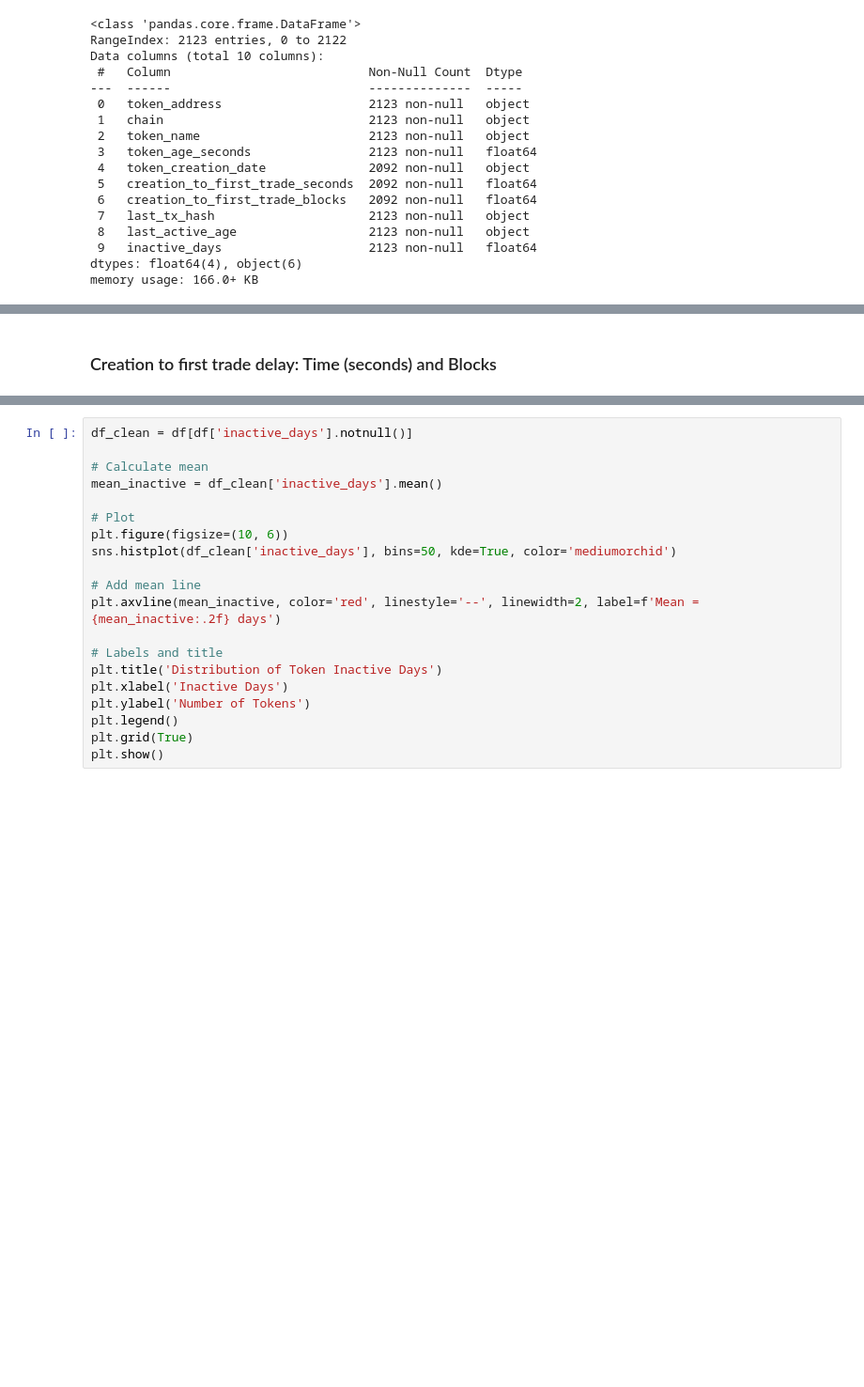
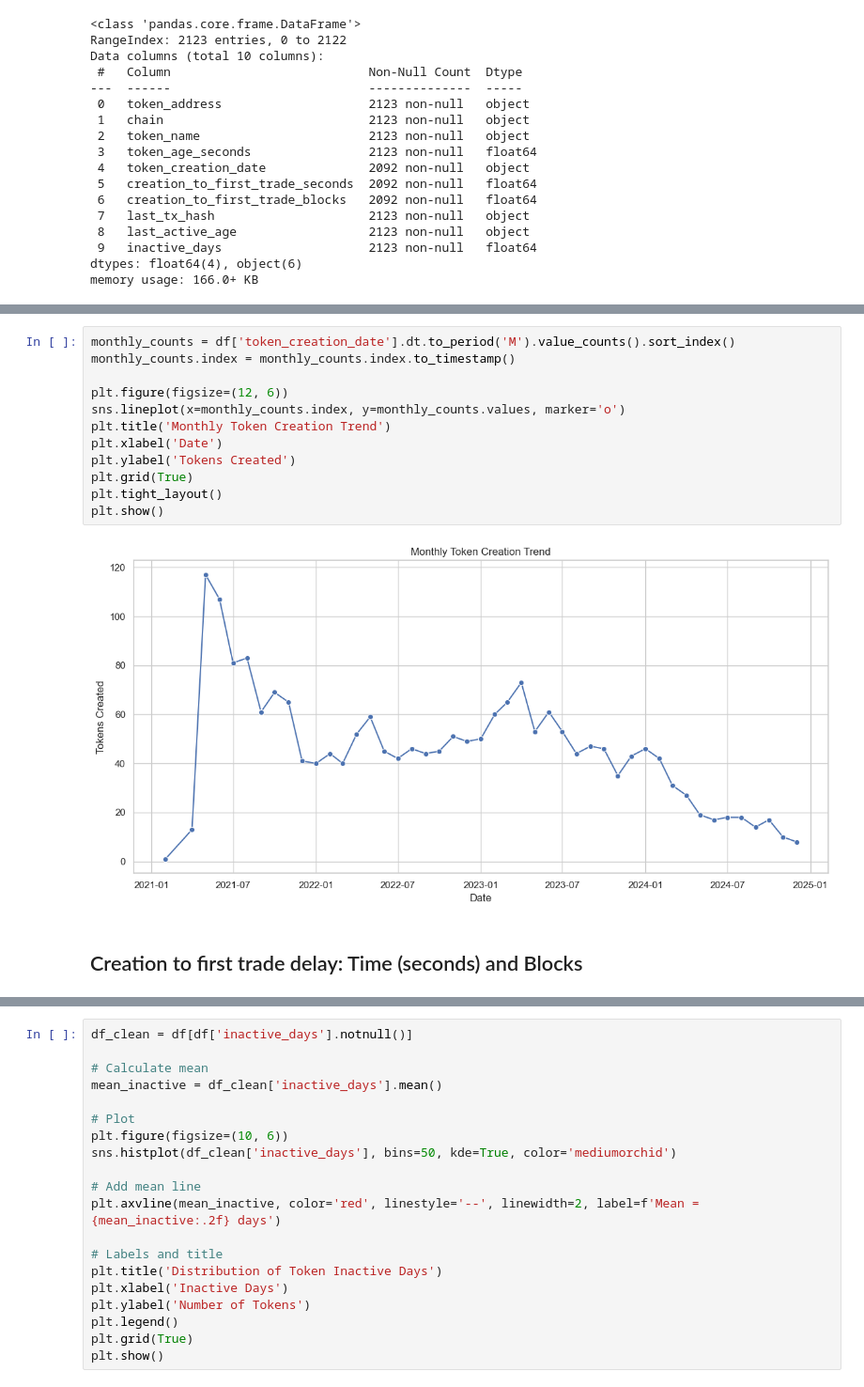
Before and after one commit to all-1807355/token-analyzer, a Jupyter notebook: data_analysis/lifecycle_analysis.ipynb, the cells around one changed output, grey strips where cells are left out. Shown at 94% size. Drawn from its saved outputs; the diff is of its cells as text; blank space fills up the shorter version.

```diff
--- a/data_analysis/lifecycle_analysis.ipynb
+++ b/data_analysis/lifecycle_analysis.ipynb
@@ -65,3 +88,17 @@ plt.show()
+# %%
+monthly_counts = df['token_creation_date'].dt.to_period('M').value_counts().sort_index()
+monthly_counts.index = monthly_counts.index.to_timestamp()
+
+plt.figure(figsize=(12, 6))
+sns.lineplot(x=monthly_counts.index, y=monthly_counts.values, marker='o')
+plt.title('Monthly Token Creation Trend')
+plt.xlabel('Date')
+plt.ylabel('Tokens Created')
+plt.grid(True)
+plt.tight_layout()
+plt.show()
+# %% [output]
+[figure, added]
 # %% [markdown]
-### Creation to first trade delay: Time (seconds) and Blocks
+## Creation to first trade delay: Time (seconds) and Blocks
 # %%
```
Also changed, not shown: parts of 9 cells of this notebook, 1 other file.
